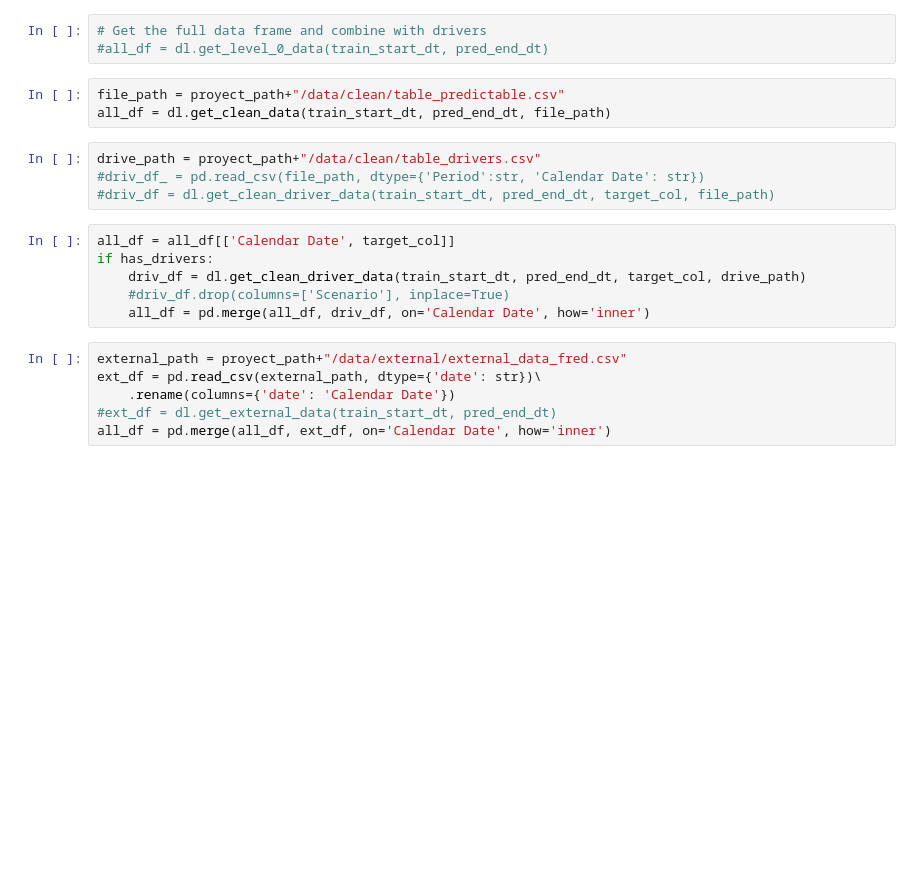
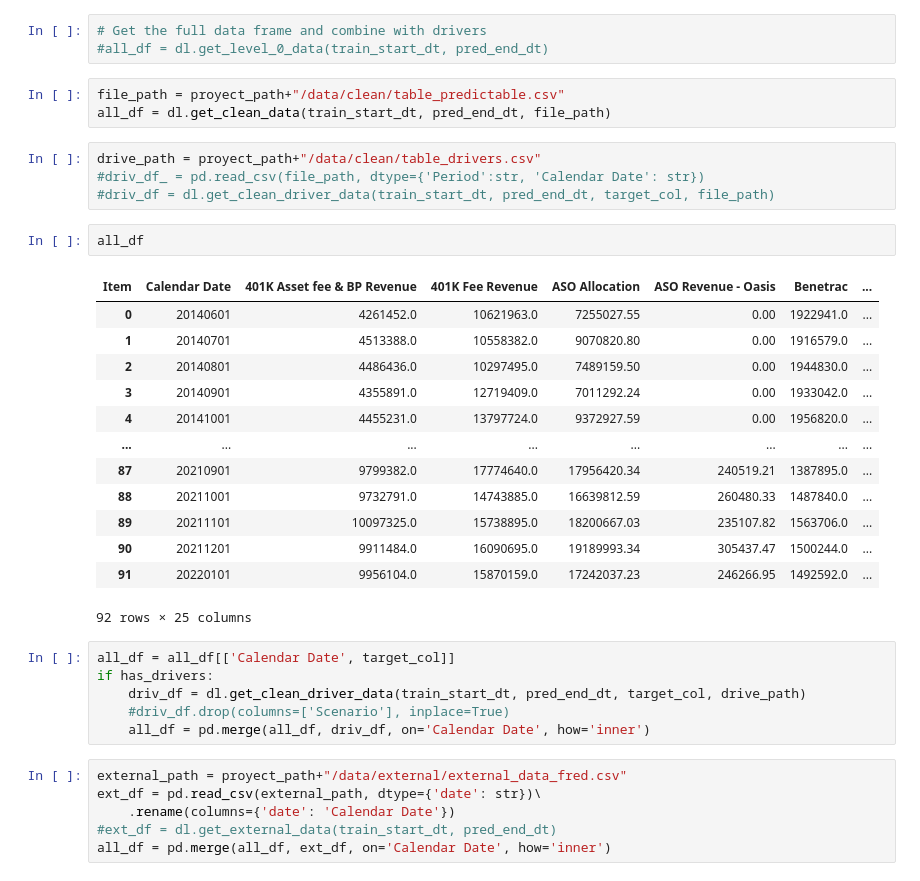
Before and after one commit to jluisjm/Paychex_revenue_forecast, a Jupyter notebook: notebooks/full_analysis_modular.ipynb, the cells around one changed output. Cells and saved outputs as stored; diff of their text form; blank space fills up the shorter version.

```diff
--- a/notebooks/full_analysis_modular.ipynb
+++ b/notebooks/full_analysis_modular.ipynb
@@ -69,6 +128,22 @@ all_df = dl.get_clean_data(train_start_dt, pred_end_dt, file_path)
 drive_path = proyect_path+"/data/clean/table_drivers.csv"
 #driv_df_ = pd.read_csv(file_path, dtype={'Period':str, 'Calendar Date': str})
 #driv_df = dl.get_clean_driver_data(train_start_dt, pred_end_dt, target_col, file_path)
+# %%
+all_df
+# %% [output]
+| Item | Calendar Date | 401K Asset fee & BP Revenue | 401K Fee Revenue | ASO Allocation | ASO Revenue - Oasis | Benetrac | ... |
+| 0 | 20140601 | 4261452.0 | 10621963.0 | 7255027.55 | 0.00 | 1922941.0 | ... |
+| 1 | 20140701 | 4513388.0 | 10558382.0 | 9070820.80 | 0.00 | 1916579.0 | ... |
+| 2 | 20140801 | 4486436.0 | 10297495.0 | 7489159.50 | 0.00 | 1944830.0 | ... |
+| 3 | 20140901 | 4355891.0 | 12719409.0 | 7011292.24 | 0.00 | 1933042.0 | ... |
+| 4 | 20141001 | 4455231.0 | 13797724.0 | 9372927.59 | 0.00 | 1956820.0 | ... |
+| ... | ... | ... | ... | ... | ... | ... | ... |
+| 87 | 20210901 | 9799382.0 | 17774640.0 | 17956420.34 | 240519.21 | 1387895.0 | ... |
+| 88 | 20211001 | 9732791.0 | 14743885.0 | 16639812.59 | 260480.33 | 1487840.0 | ... |
+| 89 | 20211101 | 10097325.0 | 15738895.0 | 18200667.03 | 235107.82 | 1563706.0 | ... |
+| 90 | 20211201 | 9911484.0 | 16090695.0 | 19189993.34 | 305437.47 | 1500244.0 | ... |
+| 91 | 20220101 | 9956104.0 | 15870159.0 | 17242037.23 | 246266.95 | 1492592.0 | ... |
+92 rows × 25 columns
 # %%
 all_df = all_df[['Calendar Date', target_col]]
 if has_drivers:
```
Also changed, not shown: parts of 16 cells of this notebook, 7 other files.
